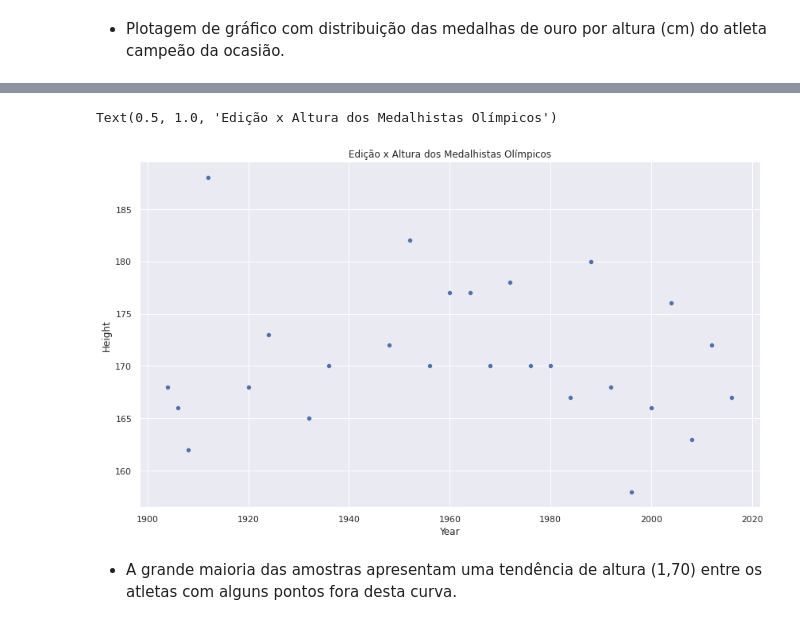
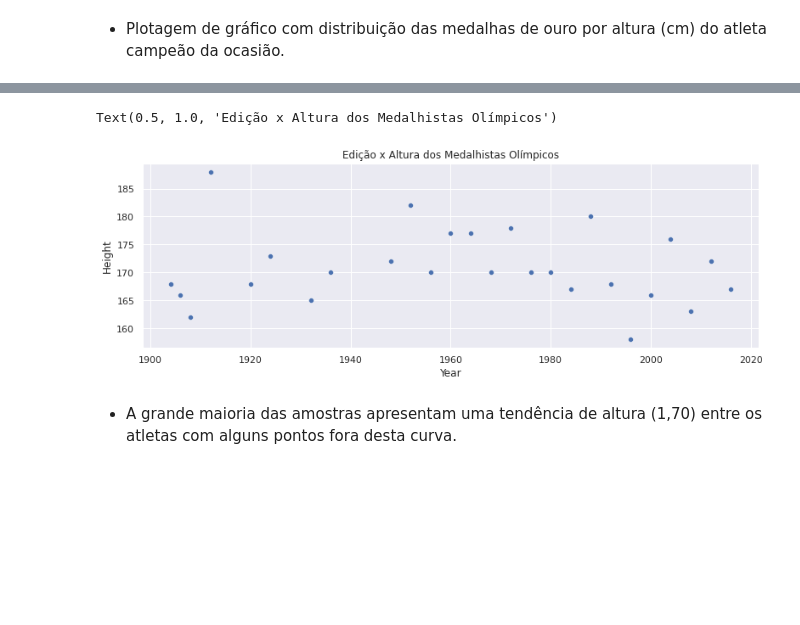
Before and after one commit to MSClaus/Olimpiadas_Analise, a Jupyter notebook: Jogos_Olimpicos.ipynb, the cells around one changed output, grey strips where cells are left out. Drawn from its saved outputs; the diff is of its cells as text; code cells hidden in the pictures; blank space fills up the shorter version.

```diff
--- a/Jogos_Olimpicos.ipynb
+++ b/Jogos_Olimpicos.ipynb
@@ -235,10 +235,10 @@ Text(0.5, 1.0, 'Distribuição de Medalhas de Ouro')
 # %%
-plt.figure(figsize=(14, 8))
+plt.figure(figsize=(13, 4))
 ax = sns.scatterplot(x="Year", y="Height", data=maratonaMasculino)
 plt.title('Edição x Altura dos Medalhistas Olímpicos')
 # %% [output]
 Text(0.5, 1.0, 'Edição x Altura dos Medalhistas Olímpicos')
-[figure, old version]
+[figure, new version]
 # %% [markdown]
 - A grande maioria das amostras apresentam uma tendência de altura (1,70) entre os atletas com alguns pontos fora desta curva.
 # %% [markdown]
```
Also changed, not shown: parts of 9 cells of this notebook.
